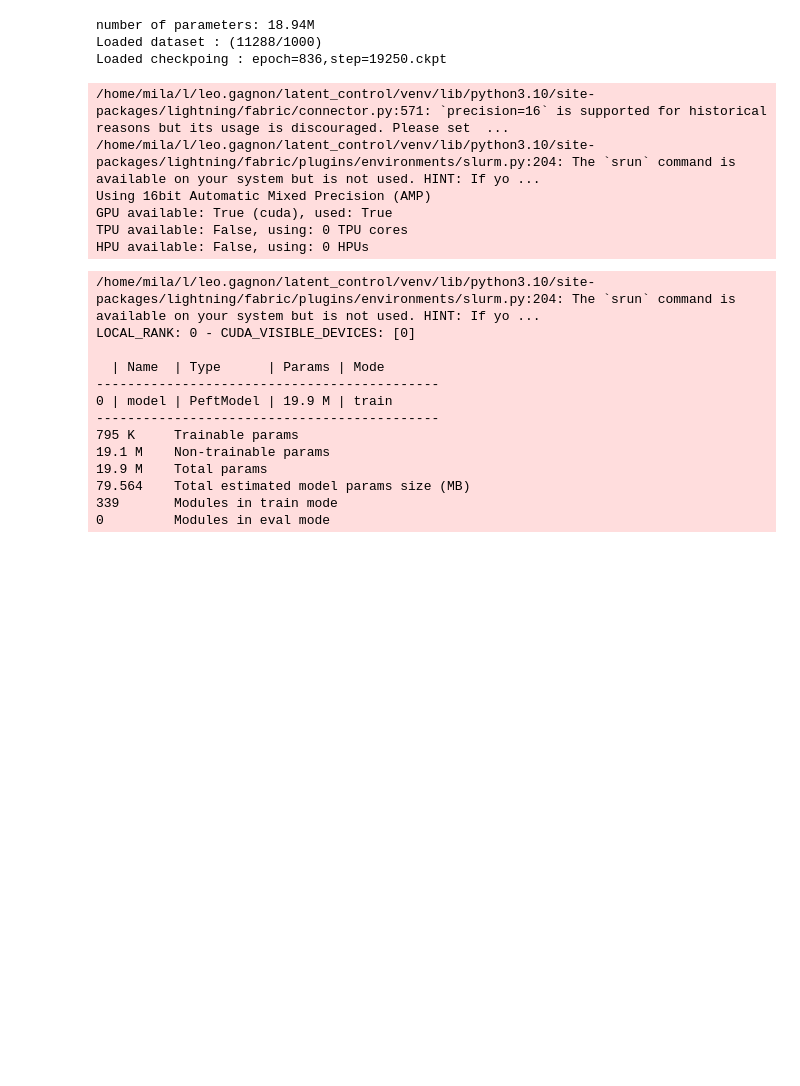
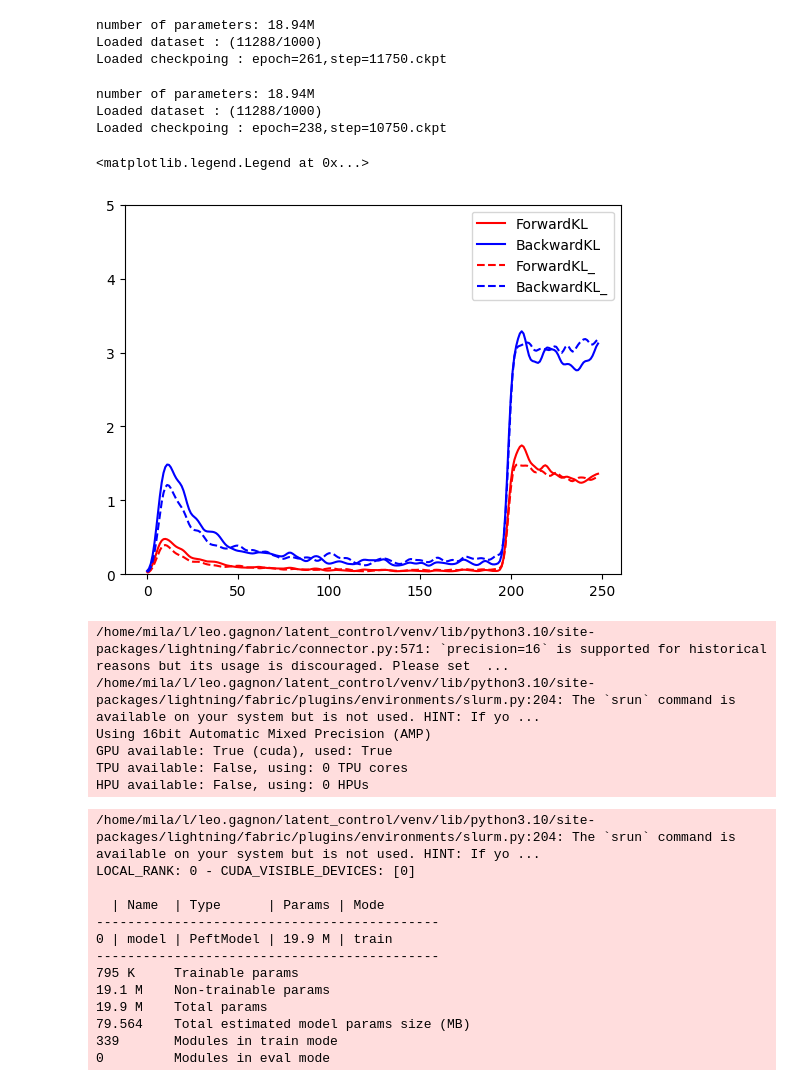
Before and after one commit to leogagnon/latent_control, a Jupyter notebook: notebooks/tune.ipynb, the cells around one changed output. Cells and saved outputs as stored; diff of their text form; code cells hidden in the pictures; blank space fills up the shorter version.

Commit message:
evaluate_pp hotfix

```diff
--- a/notebooks/tune.ipynb
+++ b/notebooks/tune.ipynb
@@ -73,20 +73,33 @@ from dynamax.hidden_markov_model.models.categorical_hmm import (
 )
 from jax.scipy.special import logsumexp
 # %%
-task = MetaLearningTask.from_wandb_id('ip7pyg67')
+task = MetaLearningTask.from_wandb_id('ck4eivab')
 task : MetaLearningTask
-
-data = task.full_data
-data.index_to_latent = jnp.array(data.index_to_latent, device=jax.devices('cpu')[0])
-data.latent_emissions = jnp.array(data.latent_emissions, device=jax.devices('cpu')[0])
-data.latent_transmat = jnp.array(data.latent_transmat, device=jax.devices('cpu')[0])
-data.hmm = CategoricalHMM(
-            num_states=data.cfg.n_states, emission_dim=1, num_classes=data.cfg.n_obs
-        )
 # %% [output]
 number of parameters: 18.94M
 Loaded dataset : (11288/1000)
-Loaded checkpoing : epoch=836,step=19250.ckpt
+Loaded checkpoing : epoch=261,step=11750.ckpt
+# %%
+task_ = MetaLearningTask.from_wandb_id('27xfdnbf')
+task_ : MetaLearningTask
+# %% [output]
+number of parameters: 18.94M
+Loaded dataset : (11288/1000)
+Loaded checkpoing : epoch=238,step=10750.ckpt
+# %%
+pp_dict = task.evaluate_pp(128, 250)
+# %%
+pp_dict_ = task_.evaluate_pp(128, 250)
+# %%
+plt.plot(gaussian_filter1d(pp_dict['ForwardKL'].mean(0),2), label='ForwardKL', color='red')
+plt.plot(gaussian_filter1d(pp_dict['BackwardKL'].mean(0),2), label='BackwardKL', color='blue')
+plt.plot(gaussian_filter1d(pp_dict_['ForwardKL'].mean(0),2), linestyle='--',label='ForwardKL_', color='red')
+plt.plot(gaussian_filter1d(pp_dict_['BackwardKL'].mean(0),2),linestyle='--', label='BackwardKL_', color='blue')
+plt.ylim(0,5)
+plt.legend()
+# %% [output]
+<matplotlib.legend.Legend at 0x...>
+[figure, added]
 # %%
 lora_task = task.make_lora_task(
     LoraConfig(r=16, target_modules="all-linear"), [[1, 0], [2, 1]]
```
Also changed, not shown: 1 other file.
